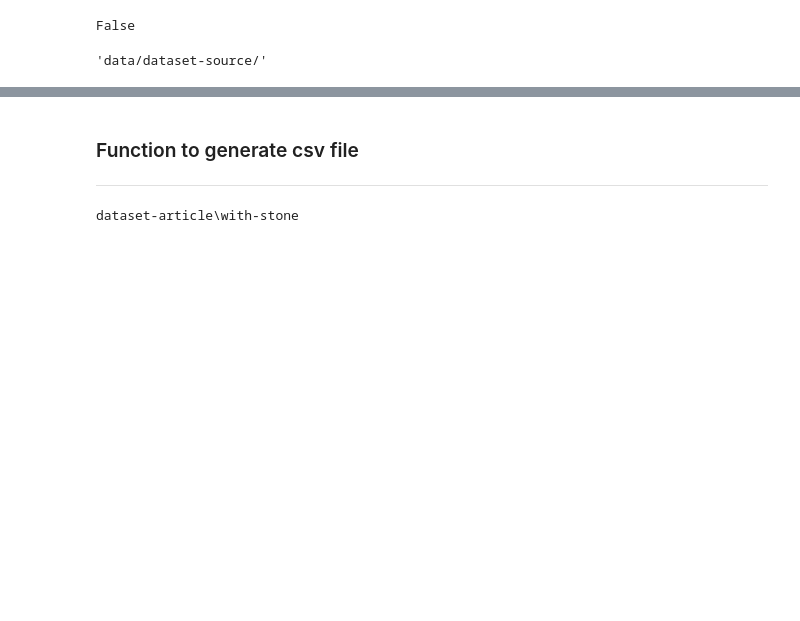
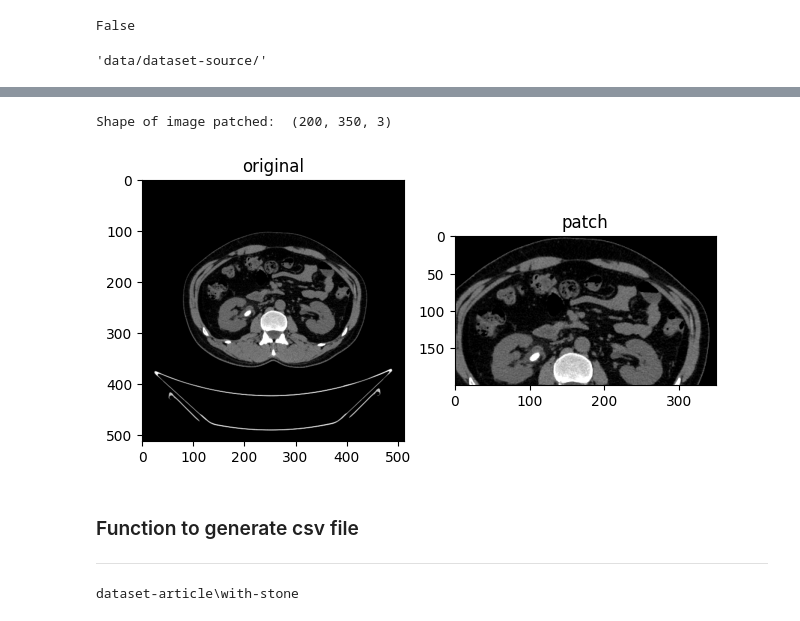
Before and after one commit to oliveirasamuel5959/computer-vision-deep-learning-notebooks, a Jupyter notebook: computer-vision-tasks/notebooks/dataset-processing.ipynb, the cells around one changed output, grey strips where cells are left out. Drawn from its saved outputs; the diff is of its cells as text; code cells hidden in the pictures; blank space fills up the shorter version.

```diff
--- a/computer-vision-tasks/notebooks/dataset-processing.ipynb
+++ b/computer-vision-tasks/notebooks/dataset-processing.ipynb
@@ -40,3 +67,28 @@ ds_path
+# %%
+def images_patches(class_name, patch_size):
+    fig, ax = plt.subplots(1, 2)
+
+    for image in glob.glob(f"{ds_path}/{class_name}/image/*tif"):
+      # read image in numpy array format
+      img_normal = cv2.imread(image)
+      img_patch = img_normal[100:300, 100:450] # image[y0:y1, x0:x1]
+
+      print('Shape of image patched: ', img_patch.shape)
+      ax[0].set_title('original')
+      ax[0].imshow(img_normal)
+
+      ax[1].set_title('patch')
+      ax[1].imshow(img_patch)
+
+      plt.tight_layout()
+      plt.show()
+
+      break
+
+images_patches('stone', patch_size=224)
+# %% [output]
+Shape of image patched:  (200, 350, 3)
+[figure, added]
 # %% [markdown]
 ### Function to generate csv file
 ---
```
Also changed, not shown: parts of 4 cells of this notebook.
